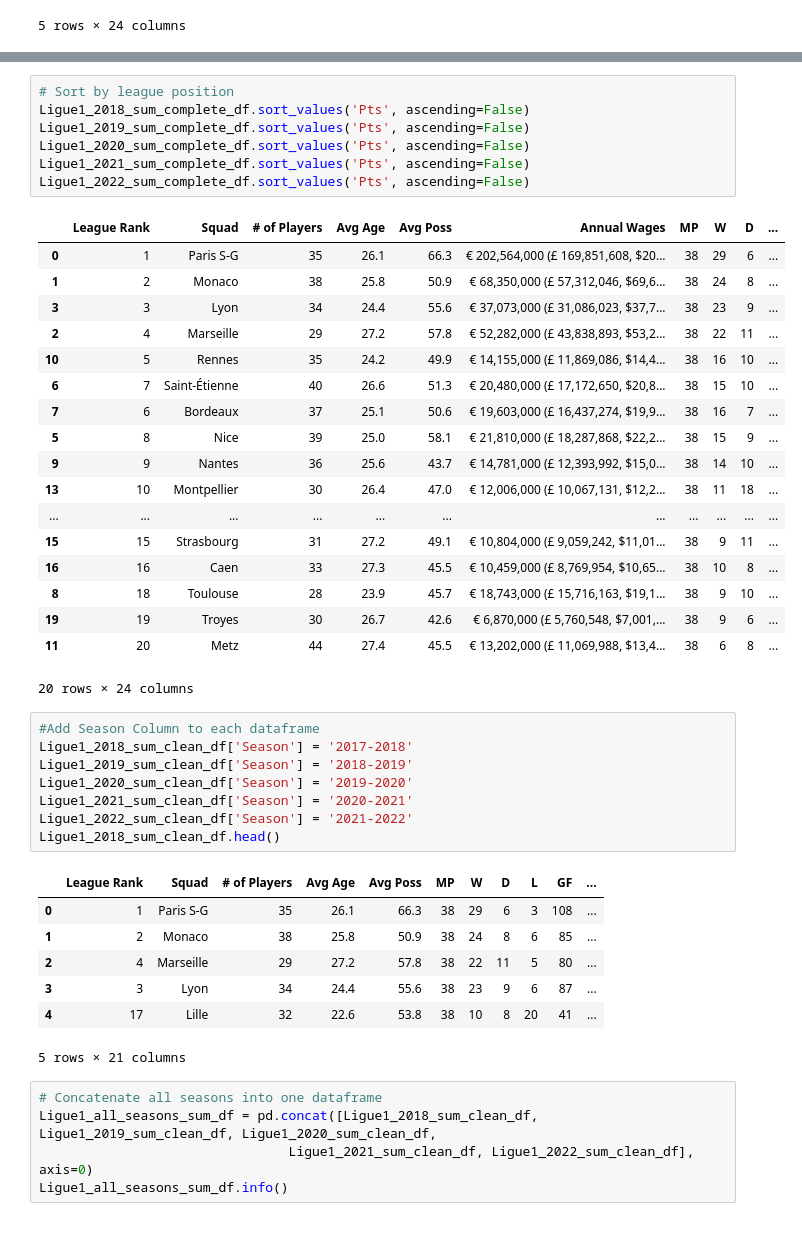
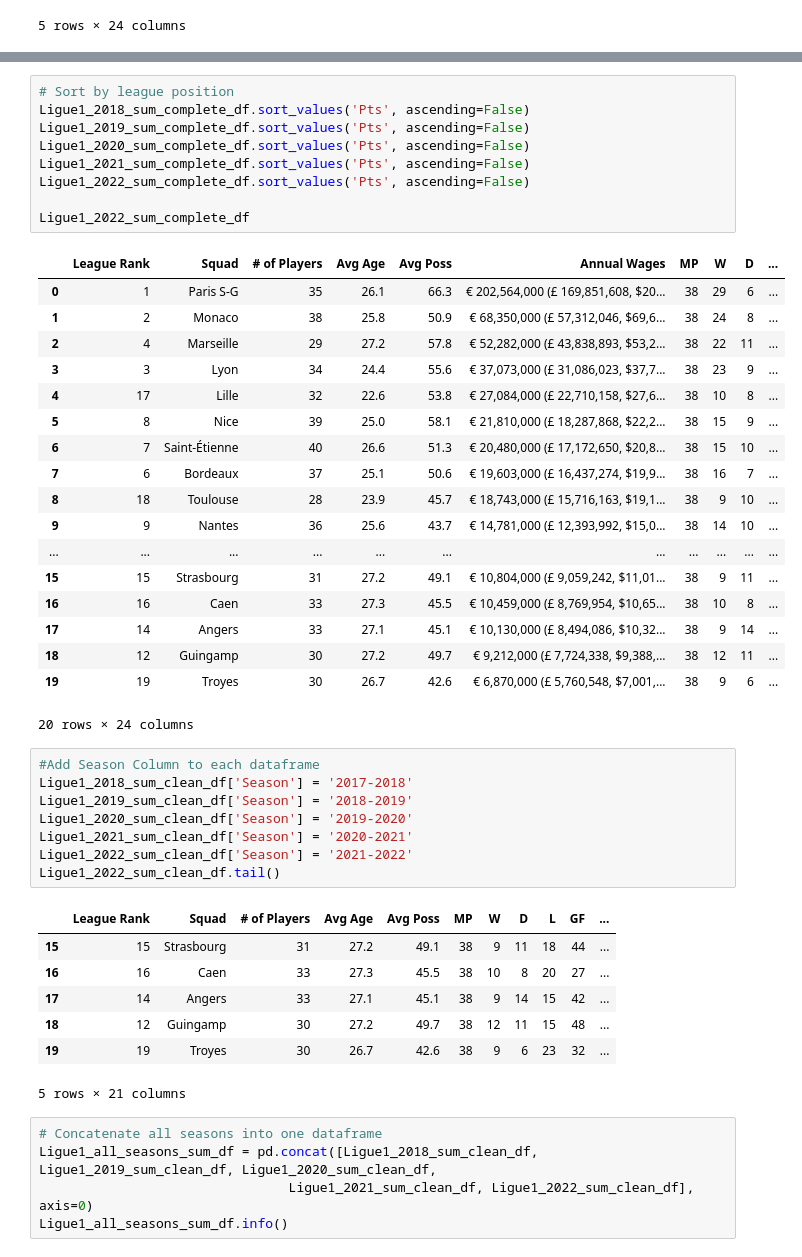
Before and after one commit to GurpreetChugh/Project-Football, a Jupyter notebook: Ligue1_Project_Football.ipynb, the cells around one changed output, grey strips where cells are left out. Drawn from its saved outputs; the diff is of its cells as text.

```diff
--- a/Ligue1_Project_Football.ipynb
+++ b/Ligue1_Project_Football.ipynb
@@ -248,28 +261,30 @@ Ligue1_2018_sum_clean_df.head()
 # %%
 # Sort by league position
 Ligue1_2018_sum_complete_df.sort_values('Pts', ascending=False)
 Ligue1_2019_sum_complete_df.sort_values('Pts', ascending=False)
 Ligue1_2020_sum_complete_df.sort_values('Pts', ascending=False)
 Ligue1_2021_sum_complete_df.sort_values('Pts', ascending=False)
 Ligue1_2022_sum_complete_df.sort_values('Pts', ascending=False)
+
+Ligue1_2022_sum_complete_df
 # %% [output]
 |  | League Rank | Squad | # of Players | Avg Age | Avg Poss | Annual Wages | MP | W | D | ... |
 | 0 | 1 | Paris S-G | 35 | 26.1 | 66.3 | € 202,564,000 (£ 169,851,608, $20... | 38 | 29 | 6 | ... |
 | 1 | 2 | Monaco | 38 | 25.8 | 50.9 | € 68,350,000 (£ 57,312,046, $69,6... | 38 | 24 | 8 | ... |
+| 2 | 4 | Marseille | 29 | 27.2 | 57.8 | € 52,282,000 (£ 43,838,893, $53,2... | 38 | 22 | 11 | ... |
 | 3 | 3 | Lyon | 34 | 24.4 | 55.6 | € 37,073,000 (£ 31,086,023, $37,7... | 38 | 23 | 9 | ... |
-| 2 | 4 | Marseille | 29 | 27.2 | 57.8 | € 52,282,000 (£ 43,838,893, $53,2... | 38 | 22 | 11 | ... |
-| 10 | 5 | Rennes | 35 | 24.2 | 49.9 | € 14,155,000 (£ 11,869,086, $14,4... | 38 | 16 | 10 | ... |
+| 4 | 17 | Lille | 32 | 22.6 | 53.8 | € 27,084,000 (£ 22,710,158, $27,6... | 38 | 10 | 8 | ... |
+| 5 | 8 | Nice | 39 | 25.0 | 58.1 | € 21,810,000 (£ 18,287,868, $22,2... | 38 | 15 | 9 | ... |
 | 6 | 7 | Saint-Étienne | 40 | 26.6 | 51.3 | € 20,480,000 (£ 17,172,650, $20,8... | 38 | 15 | 10 | ... |
 | 7 | 6 | Bordeaux | 37 | 25.1 | 50.6 | € 19,603,000 (£ 16,437,274, $19,9... | 38 | 16 | 7 | ... |
-| 5 | 8 | Nice | 39 | 25.0 | 58.1 | € 21,810,000 (£ 18,287,868, $22,2... | 38 | 15 | 9 | ... |
+| 8 | 18 | Toulouse | 28 | 23.9 | 45.7 | € 18,743,000 (£ 15,716,163, $19,1... | 38 | 9 | 10 | ... |
 | 9 | 9 | Nantes | 36 | 25.6 | 43.7 | € 14,781,000 (£ 12,393,992, $15,0... | 38 | 14 | 10 | ... |
-| 13 | 10 | Montpellier | 30 | 26.4 | 47.0 | € 12,006,000 (£ 10,067,131, $12,2... | 38 | 11 | 18 | ... |
 | ... | ... | ... | ... | ... | ... | ... | ... | ... | ... | ... |
 | 15 | 15 | Strasbourg | 31 | 27.2 | 49.1 | € 10,804,000 (£ 9,059,242, $11,01... | 38 | 9 | 11 | ... |
 | 16 | 16 | Caen | 33 | 27.3 | 45.5 | € 10,459,000 (£ 8,769,954, $10,65... | 38 | 10 | 8 | ... |
-| 8 | 18 | Toulouse | 28 | 23.9 | 45.7 | € 18,743,000 (£ 15,716,163, $19,1... | 38 | 9 | 10 | ... |
+| 17 | 14 | Angers | 33 | 27.1 | 45.1 | € 10,130,000 (£ 8,494,086, $10,32... | 38 | 9 | 14 | ... |
+| 18 | 12 | Guingamp | 30 | 27.2 | 49.7 | € 9,212,000 (£ 7,724,338, $9,388,... | 38 | 12 | 11 | ... |
 | 19 | 19 | Troyes | 30 | 26.7 | 42.6 | € 6,870,000 (£ 5,760,548, $7,001,... | 38 | 9 | 6 | ... |
-| 11 | 20 | Metz | 44 | 27.4 | 45.5 | € 13,202,000 (£ 11,069,988, $13,4... | 38 | 6 | 8 | ... |
 20 rows × 24 columns
 # %%
 #Add Season Column to each dataframe
@@ -278,14 +293,14 @@ Ligue1_2019_sum_clean_df['Season'] = '2018-2019'
 Ligue1_2020_sum_clean_df['Season'] = '2019-2020'
 Ligue1_2021_sum_clean_df['Season'] = '2020-2021'
 Ligue1_2022_sum_clean_df['Season'] = '2021-2022'
-Ligue1_2018_sum_clean_df.head()
+Ligue1_2022_sum_clean_df.tail()
 # %% [output]
 |  | League Rank | Squad | # of Players | Avg Age | Avg Poss | MP | W | D | L | GF | ... |
-| 0 | 1 | Paris S-G | 35 | 26.1 | 66.3 | 38 | 29 | 6 | 3 | 108 | ... |
-| 1 | 2 | Monaco | 38 | 25.8 | 50.9 | 38 | 24 | 8 | 6 | 85 | ... |
-| 2 | 4 | Marseille | 29 | 27.2 | 57.8 | 38 | 22 | 11 | 5 | 80 | ... |
-| 3 | 3 | Lyon | 34 | 24.4 | 55.6 | 38 | 23 | 9 | 6 | 87 | ... |
-| 4 | 17 | Lille | 32 | 22.6 | 53.8 | 38 | 10 | 8 | 20 | 41 | ... |
+| 15 | 15 | Strasbourg | 31 | 27.2 | 49.1 | 38 | 9 | 11 | 18 | 44 | ... |
+| 16 | 16 | Caen | 33 | 27.3 | 45.5 | 38 | 10 | 8 | 20 | 27 | ... |
+| 17 | 14 | Angers | 33 | 27.1 | 45.1 | 38 | 9 | 14 | 15 | 42 | ... |
+| 18 | 12 | Guingamp | 30 | 27.2 | 49.7 | 38 | 12 | 11 | 15 | 48 | ... |
+| 19 | 19 | Troyes | 30 | 26.7 | 42.6 | 38 | 9 | 6 | 23 | 32 | ... |
 5 rows × 21 columns
 # %%
 # Concatenate all seasons into one dataframe
```
Also changed, not shown: parts of 16 cells of this notebook, 2 other files.
